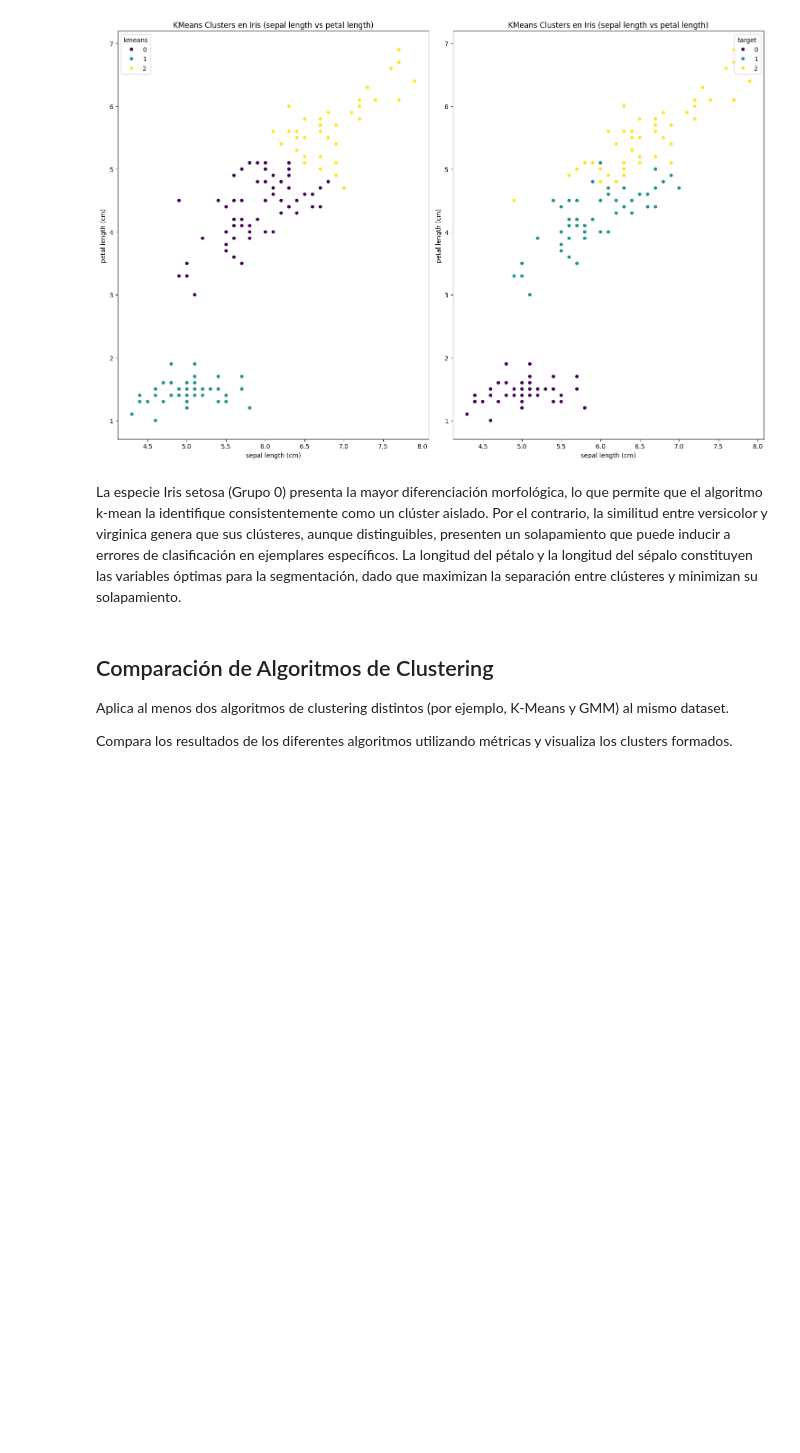
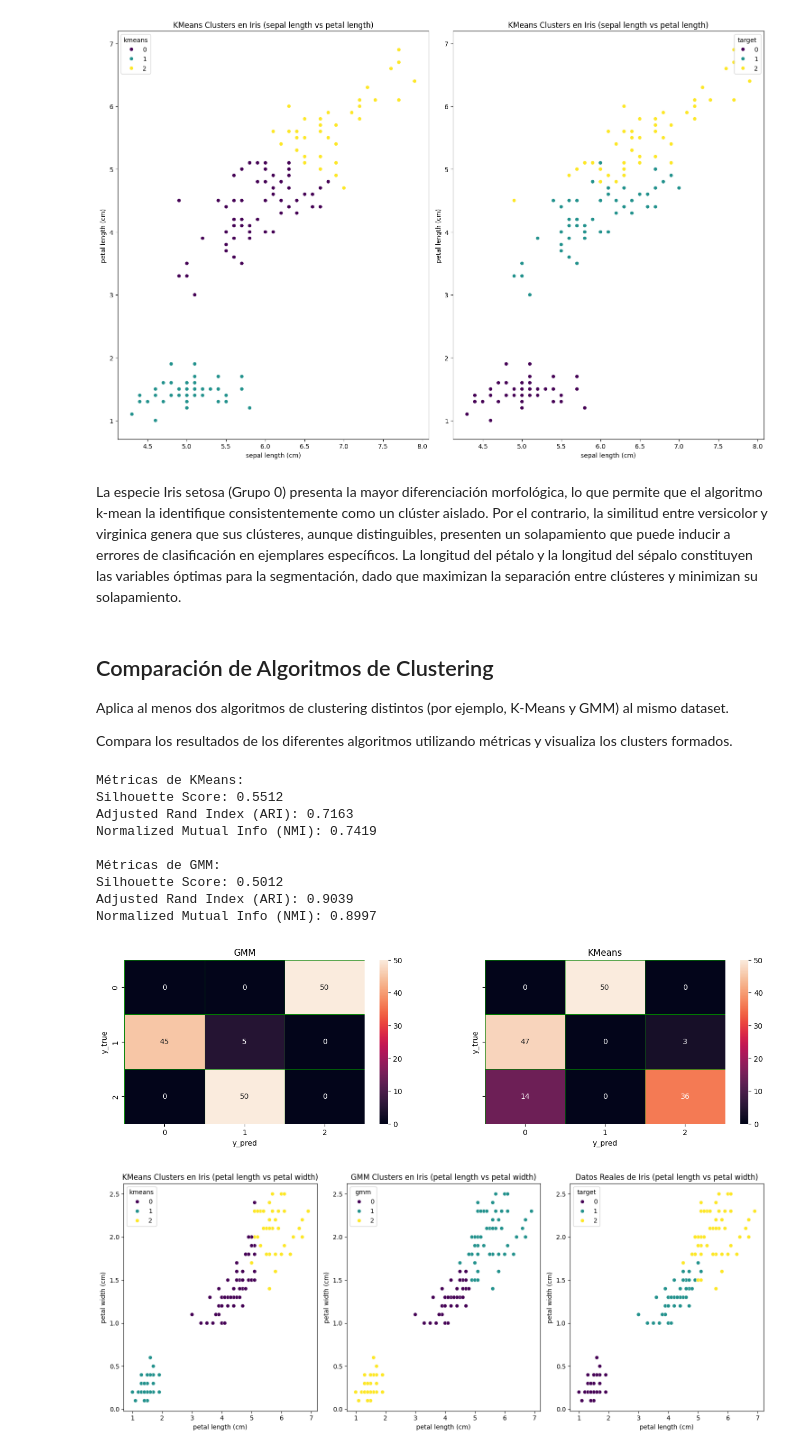
Before and after one commit to Andres-jp/Data_analysis, a Jupyter notebook: Data_analysis_And.ipynb, the cells around one changed output. Drawn from its saved outputs; the diff is of its cells as text; code cells hidden in the pictures; blank space fills up the shorter version.

Commit message:
Added GMM clustering and compared with KMeans.

```diff
--- a/Data_analysis_And.ipynb
+++ b/Data_analysis_And.ipynb
@@ -128,3 +130,77 @@ La especie Iris setosa (Grupo 0) presenta la mayor diferenciación morfológica,
 Aplica al menos dos algoritmos de clustering distintos (por ejemplo, K-Means y GMM) al mismo dataset.
 
 Compara los resultados de los diferentes algoritmos utilizando métricas y visualiza los clusters formados.
+# %%
+from sklearn import mixture
+from sklearn.metrics import adjusted_rand_score, adjusted_rand_score, confusion_matrix, normalized_mutual_info_score, silhouette_score
+
+gmm = mixture.GaussianMixture(n_components=3,covariance_type='full')
+df['gmm'] = gmm.fit_predict(iris.data)
+
+# Métricas
+# KMeans
+km_silhouette = silhouette_score(iris.data, df['kmeans'])
+km_ari = adjusted_rand_score(df['target'], df['kmeans'])
+km_nmi = normalized_mutual_info_score(df['target'], df['kmeans'])
+
+# GMM
+gmm_silhouette = silhouette_score(iris.data, df['gmm'])
+gmm_ari = adjusted_rand_score(df['target'], df['gmm'])
+gmm_nmi = normalized_mutual_info_score(df['target'], df['gmm'])
+
+print("Métricas de KMeans:")
+print(f"Silhouette Score: {km_silhouette:.4f}") #Ideal = 1, peor = -1 Implica que los clusters están bien separados y son compactos. Un valor cercano a 1 indica que los clusters están bien definidos, mientras que un valor cercano a -1 sugiere que los clusters se superponen o están mal definidos.
+print(f"Adjusted Rand Index (ARI): {km_ari:.4f}")#Ideal = 1, peor = 0. Implica que los clusters obtenidos por el algoritmo coinciden perfectamente con las etiquetas reales. Un valor cercano a 1 indica una alta concordancia entre los clusters y las etiquetas reales, mientras que un valor cercano a 0 sugiere que la asignación de clusters es aleatoria.
+print(f"Normalized Mutual Info (NMI): {km_nmi:.4f}\n")#Ideal = 1, peor = 0. Implica que los clusters obtenidos por el algoritmo comparten toda la información con las etiquetas reales. Un valor cercano a 1 indica que los clusters y las etiquetas reales están altamente relacionados, mientras que un valor cercano a 0 sugiere que no hay relación entre los clusters y las etiquetas reales.
+
+print("Métricas de GMM:")
+print(f"Silhouette Score: {gmm_silhouette:.4f}")
+print(f"Adjusted Rand Index (ARI): {gmm_ari:.4f}")
+print(f"Normalized Mutual Info (NMI): {gmm_nmi:.4f}")
+
+
+cm1 = confusion_matrix(df['target'], df['gmm'])
+cm2 = confusion_matrix(df['target'], df['kmeans'])
+
+fig, ax = plt.subplots(1, 2, figsize=(16, 4),sharey=True)
+
+sns.heatmap(cm1,annot = True,linewidths=0.5,linecolor="green",fmt = ".0f",ax=ax[0])
+ax[0].set_xlabel("y_pred")
+ax[0].set_ylabel("y_true")
+ax[0].set_title('GMM')
+
+sns.heatmap(cm2,annot = True,linewidths=0.5,linecolor="green",fmt = ".0f",ax=ax[1])
+ax[1].set_xlabel("y_pred")
+ax[1].set_ylabel("y_true")
+ax[1].set_title('KMeans')
+
+#Graficamos los clusters obtenidos por KMeans basándonos en las características 'petal length (cm)' y 'petal width (cm)'
+fig, ax = plt.subplots(1, 3, figsize=(15, 6))
+sns.scatterplot(x='petal length (cm)', y='petal width (cm)', hue='kmeans', data=df, palette='viridis', legend='full',ax =ax[0])
+ax[0].set_title('KMeans Clusters en Iris (petal length vs petal width)')
+ax[0].set_xlabel('petal length (cm)')
+ax[0].set_ylabel('petal width (cm)')
+#Graficamos los clusters obtenidos por GMM basándonos en las características 'petal length (cm)' y 'petal width (cm)'
+sns.scatterplot(x='petal length (cm)', y='petal width (cm)', hue='gmm', data=df, palette='viridis', legend='full',ax =ax[1])
+ax[1].set_title('GMM Clusters en Iris (petal length vs petal width)')
+ax[1].set_xlabel('petal length (cm)')
+ax[1].set_ylabel('petal width (cm)')
+#Comparamos con los datos reales de las especies de iris
+sns.scatterplot(x='petal length (cm)', y='petal width (cm)', hue='target', data=df, palette='viridis', legend='full',ax =ax[2])
+ax[2].set_title('Datos Reales de Iris (petal length vs petal width)')
+ax[2].set_xlabel('petal length (cm)')
+ax[2].set_ylabel('petal width (cm)')
+plt.tight_layout()
+plt.show()
+# %% [output]
+Métricas de KMeans:
+Silhouette Score: 0.5512
+Adjusted Rand Index (ARI): 0.7163
+Normalized Mutual Info (NMI): 0.7419
+
+Métricas de GMM:
+Silhouette Score: 0.5012
+Adjusted Rand Index (ARI): 0.9039
+Normalized Mutual Info (NMI): 0.8997
+[figure, added]
+[figure, added]
```
Also changed, not shown: parts of 3 cells of this notebook.
